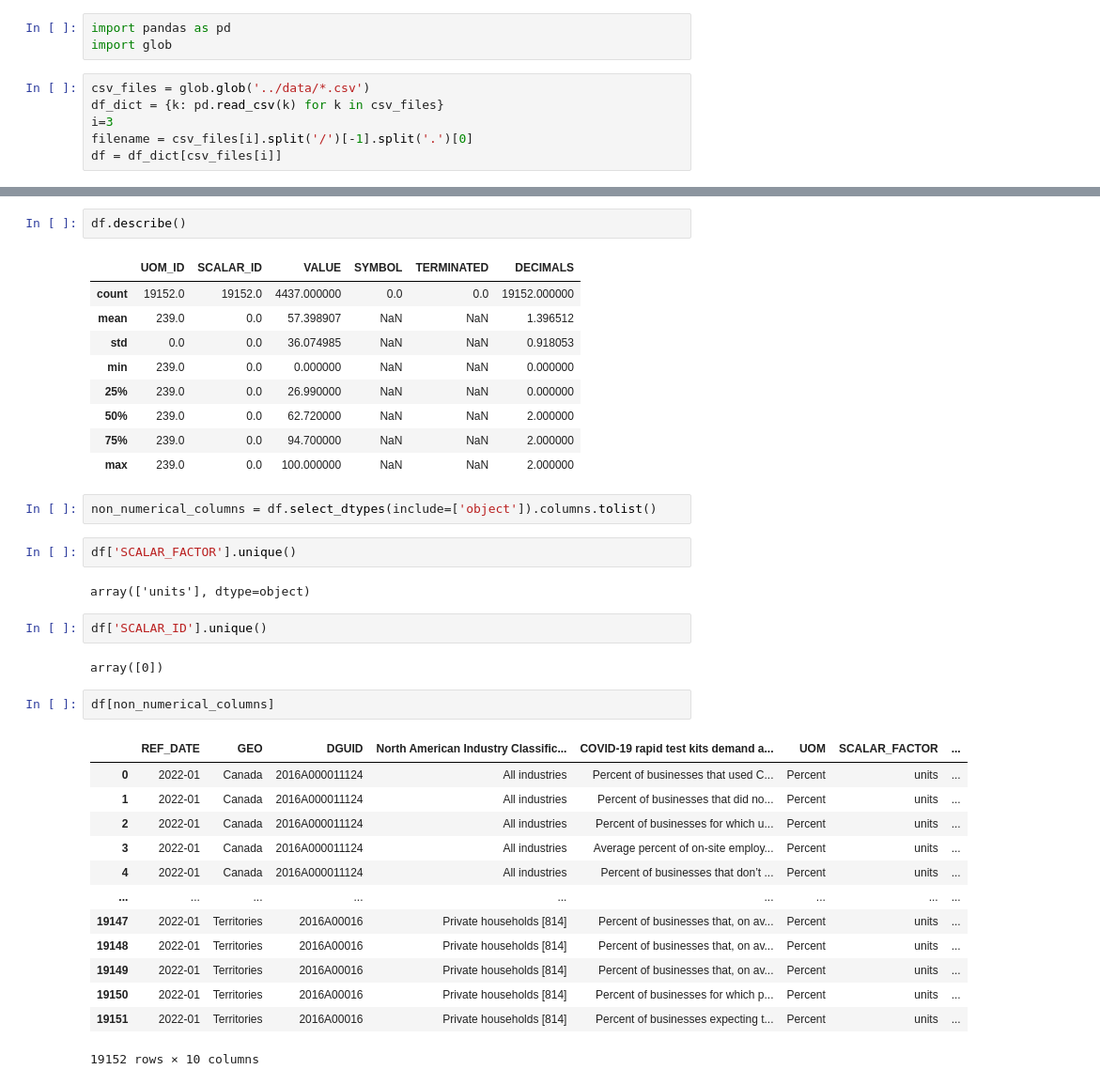
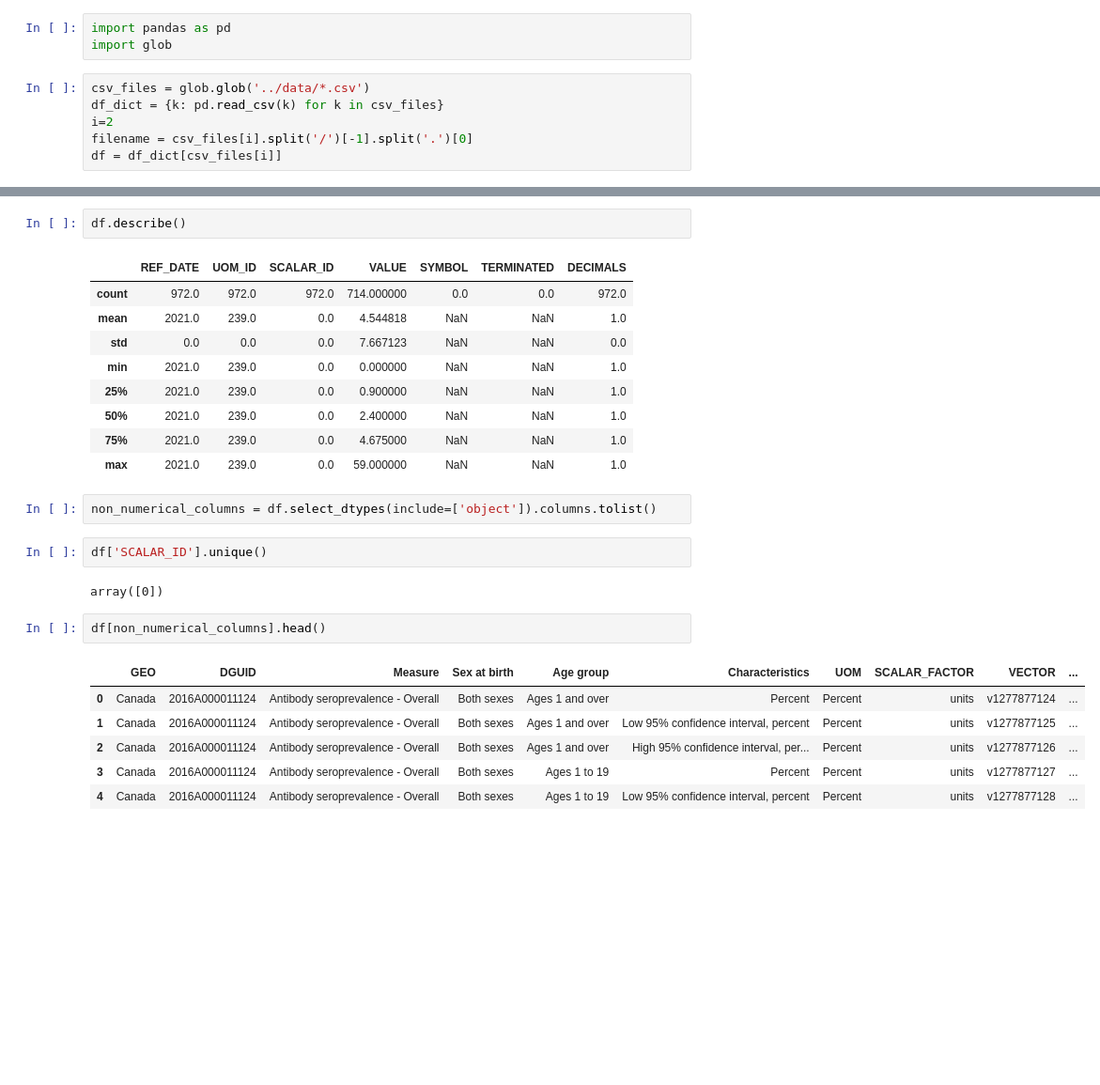
Before and after one commit to siwa-p/marvan_project_eda, a Jupyter notebook: src/eda.ipynb, the cells around one changed output, grey strips where cells are left out. Shown: that part at 94% size. Saved outputs shown, nothing was run; the diff lists cells and outputs as text; blank space fills up the shorter version.

```diff
--- a/src/eda.ipynb
+++ b/src/eda.ipynb
@@ -4,7 +4,7 @@ import glob
 # %%
 csv_files = glob.glob('../data/*.csv')
 df_dict = {k: pd.read_csv(k) for k in csv_files}
-i=3
+i=2
 filename = csv_files[i].split('/')[-1].split('.')[0]
 df = df_dict[csv_files[i]]
 # %%
@@ -43,41 +43,30 @@ memory usage: 2.3+ MB
 # %%
 df.describe()
 # %% [output]
-|  | UOM_ID | SCALAR_ID | VALUE | SYMBOL | TERMINATED | DECIMALS |
-| count | 19152.0 | 19152.0 | 4437.000000 | 0.0 | 0.0 | 19152.000000 |
-| mean | 239.0 | 0.0 | 57.398907 | NaN | NaN | 1.396512 |
-| std | 0.0 | 0.0 | 36.074985 | NaN | NaN | 0.918053 |
-| min | 239.0 | 0.0 | 0.000000 | NaN | NaN | 0.000000 |
-| 25% | 239.0 | 0.0 | 26.990000 | NaN | NaN | 0.000000 |
-| 50% | 239.0 | 0.0 | 62.720000 | NaN | NaN | 2.000000 |
-| 75% | 239.0 | 0.0 | 94.700000 | NaN | NaN | 2.000000 |
-| max | 239.0 | 0.0 | 100.000000 | NaN | NaN | 2.000000 |
+|  | REF_DATE | UOM_ID | SCALAR_ID | VALUE | SYMBOL | TERMINATED | DECIMALS |
+| count | 972.0 | 972.0 | 972.0 | 714.000000 | 0.0 | 0.0 | 972.0 |
+| mean | 2021.0 | 239.0 | 0.0 | 4.544818 | NaN | NaN | 1.0 |
+| std | 0.0 | 0.0 | 0.0 | 7.667123 | NaN | NaN | 0.0 |
+| min | 2021.0 | 239.0 | 0.0 | 0.000000 | NaN | NaN | 1.0 |
+| 25% | 2021.0 | 239.0 | 0.0 | 0.900000 | NaN | NaN | 1.0 |
+| 50% | 2021.0 | 239.0 | 0.0 | 2.400000 | NaN | NaN | 1.0 |
+| 75% | 2021.0 | 239.0 | 0.0 | 4.675000 | NaN | NaN | 1.0 |
+| max | 2021.0 | 239.0 | 0.0 | 59.000000 | NaN | NaN | 1.0 |
 # %%
 non_numerical_columns = df.select_dtypes(include=['object']).columns.tolist()
-# %%
-df['SCALAR_FACTOR'].unique()
-# %% [output]
-array(['units'], dtype=object)
 # %%
 df['SCALAR_ID'].unique()
 # %% [output]
 array([0])
 # %%
-df[non_numerical_columns]
+df[non_numerical_columns].head()
 # %% [output]
-|  | REF_DATE | GEO | DGUID | North American Industry Classific... | COVID-19 rapid test kits demand a... | UOM | SCALAR_FACTOR | ... |
-| 0 | 2022-01 | Canada | 2016A000011124 | All industries | Percent of businesses that used C... | Percent | units | ... |
-| 1 | 2022-01 | Canada | 2016A000011124 | All industries | Percent of businesses that did no... | Percent | units | ... |
-| 2 | 2022-01 | Canada | 2016A000011124 | All industries | Percent of businesses for which u... | Percent | units | ... |
-| 3 | 2022-01 | Canada | 2016A000011124 | All industries | Average percent of on-site employ... | Percent | units | ... |
-| 4 | 2022-01 | Canada | 2016A000011124 | All industries | Percent of businesses that don’t ... | Percent | units | ... |
-| ... | ... | ... | ... | ... | ... | ... | ... | ... |
-| 19147 | 2022-01 | Territories | 2016A00016 | Private households [814] | Percent of businesses that, on av... | Percent | units | ... |
-| 19148 | 2022-01 | Territories | 2016A00016 | Private households [814] | Percent of businesses that, on av... | Percent | units | ... |
-| 19149 | 2022-01 | Territories | 2016A00016 | Private households [814] | Percent of businesses that, on av... | Percent | units | ... |
-| 19150 | 2022-01 | Territories | 2016A00016 | Private households [814] | Percent of businesses for which p... | Percent | units | ... |
-| 19151 | 2022-01 | Territories | 2016A00016 | Private households [814] | Percent of businesses expecting t... | Percent | units | ... |
+|  | GEO | DGUID | Measure | Sex at birth | Age group | Characteristics | UOM | SCALAR_FACTOR | VECTOR | ... |
+| 0 | Canada | 2016A000011124 | Antibody seroprevalence - Overall | Both sexes | Ages 1 and over | Percent | Percent | units | v1277877124 | ... |
+| 1 | Canada | 2016A000011124 | Antibody seroprevalence - Overall | Both sexes | Ages 1 and over | Low 95% confidence interval, percent | Percent | units | v1277877125 | ... |
+| 2 | Canada | 2016A000011124 | Antibody seroprevalence - Overall | Both sexes | Ages 1 and over | High 95% confidence interval, per... | Percent | units | v1277877126 | ... |
+| 3 | Canada | 2016A000011124 | Antibody seroprevalence - Overall | Both sexes | Ages 1 to 19 | Percent | Percent | units | v1277877127 | ... |
+| 4 | Canada | 2016A000011124 | Antibody seroprevalence - Overall | Both sexes | Ages 1 to 19 | Low 95% confidence interval, percent | Percent | units | v1277877128 | ... |
-19152 rows × 10 columns
 # %%
 for item in non_numerical_columns:
     print(item, df[item].unique())
```
Also changed, not shown: parts of 6 cells of this notebook, 2 other files.
